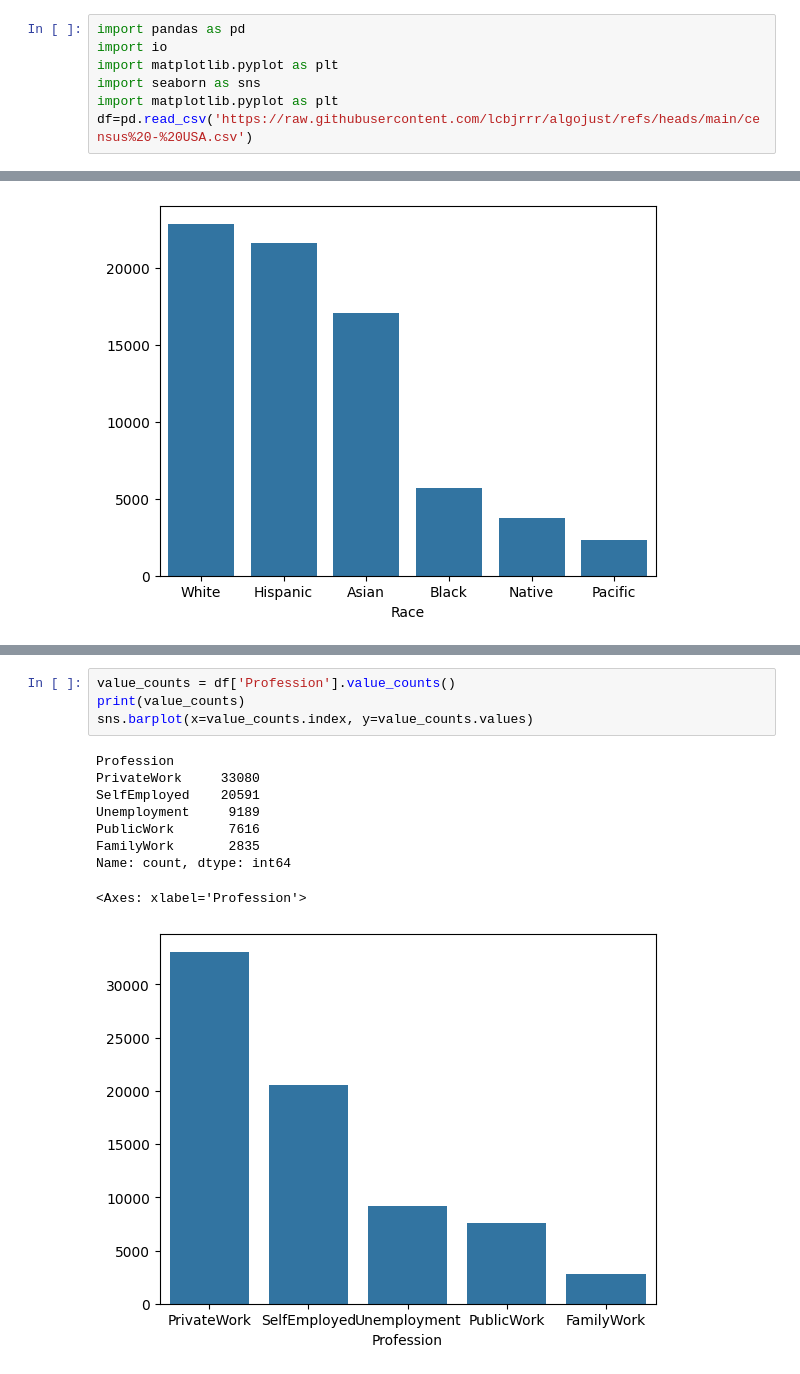
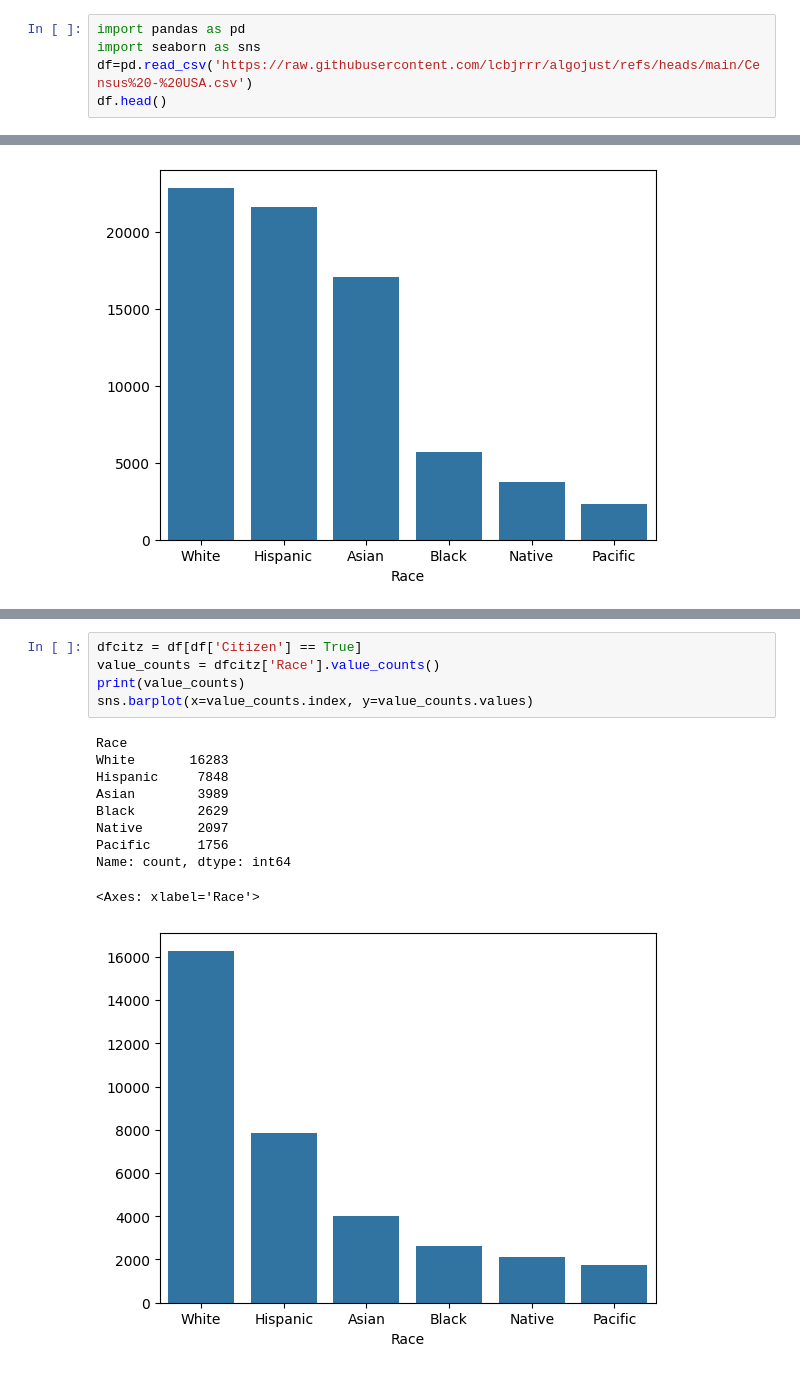
Before and after one commit to lcbjrrr/algojust, a Jupyter notebook: NB02_selectionBias.ipynb, the cells around one changed output, grey strips where cells are left out. Drawn from its saved outputs; the diff is of its cells as text.

```diff
--- a/NB02_selectionBias.ipynb
+++ b/NB02_selectionBias.ipynb
@@ -5,7 +7,5 @@
 # %%
 import pandas as pd
-import io
-import matplotlib.pyplot as plt
 import seaborn as sns
-import matplotlib.pyplot as plt
-df=pd.read_csv('https://raw.githubusercontent.com/lcbjrrr/algojust/refs/heads/main/census%20-%20USA.csv')
+df=pd.read_csv('https://raw.githubusercontent.com/lcbjrrr/algojust/refs/heads/main/Census%20-%20USA.csv')
+df.head()
@@ -60,14 +49,16 @@ Name: count, dtype: int64
 # %%
-value_counts = df['Profession'].value_counts()
+dfcitz = df[df['Citizen'] == True]
+value_counts = dfcitz['Race'].value_counts()
 print(value_counts)
 sns.barplot(x=value_counts.index, y=value_counts.values)
 # %% [output]
-Profession
-PrivateWork     33080
-SelfEmployed    20591
-Unemployment     9189
-PublicWork       7616
-FamilyWork       2835
+Race
+White       16283
+Hispanic     7848
+Asian        3989
+Black        2629
+Native       2097
+Pacific      1756
 Name: count, dtype: int64
-<Axes: xlabel='Profession'>
+<Axes: xlabel='Race'>
-[figure, old version]
+[figure, new version]
```
Also changed, not shown: parts of 19 cells of this notebook.
